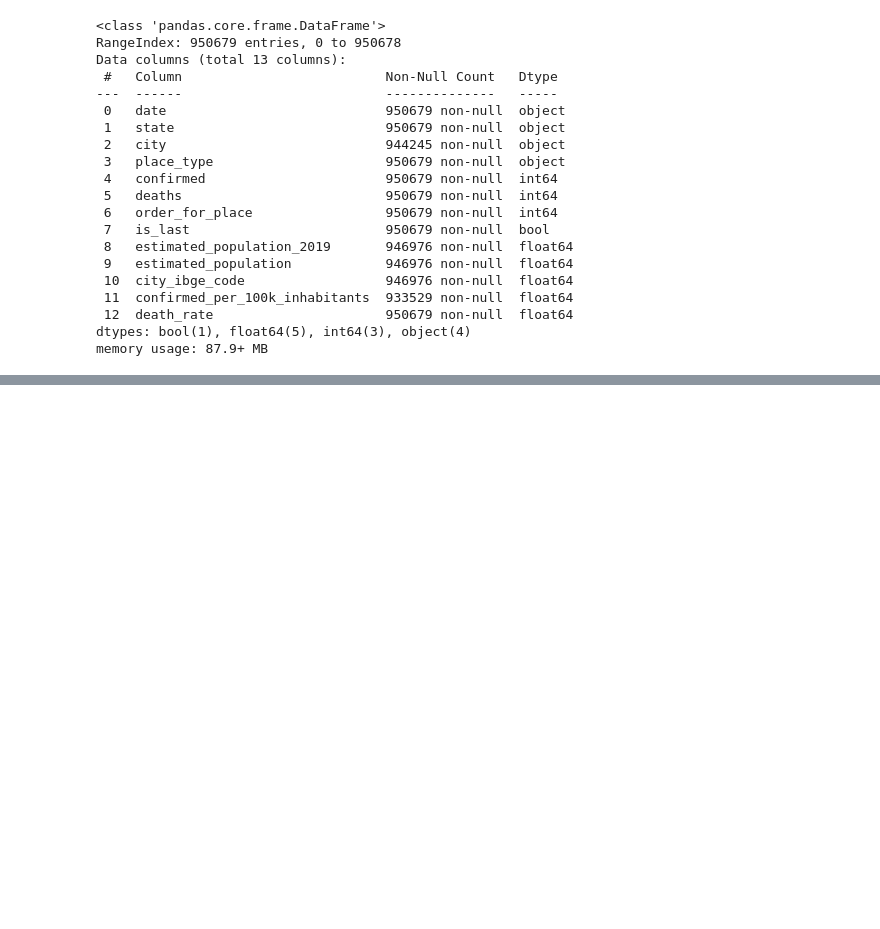
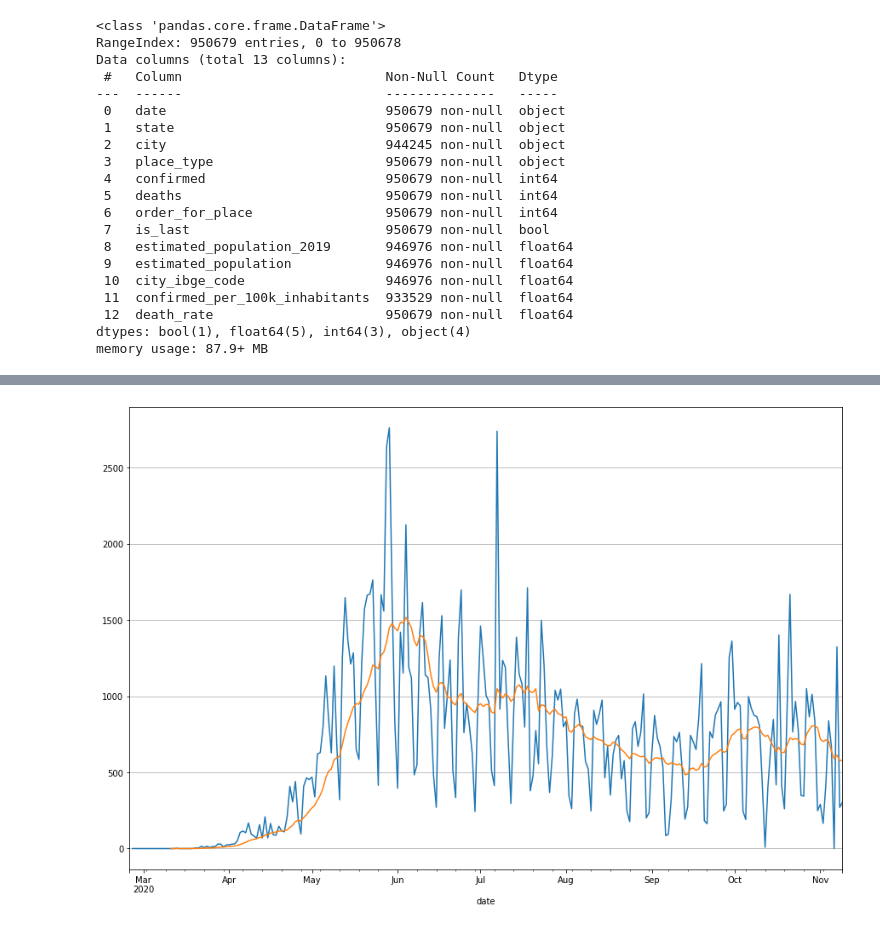
Before and after one commit to rabastos44/Bootcamp-Data-Science-Alura, a Jupyter notebook: Ricardo_Bastos.ipynb, the cells around one changed output, grey strips where cells are left out. Saved outputs shown, nothing was run; the diff lists cells and outputs as text; code cells hidden in the pictures; blank space fills up the shorter version.

```diff
--- a/Ricardo_Bastos.ipynb
+++ b/Ricardo_Bastos.ipynb
@@ -49,3 +49 @@ a = pd.to_datetime(dados_raw.date)
-# %%
-dados_raw.insert(0,0,a)
 # %%
@@ -70,0 +57,7 @@ memory usage: 95.2+ MB
+# %%
+dados = dados_raw[[ 'state', 'city', 'place_type', 'confirmed', 'deaths',
+       'order_for_place', 'is_last', 'estimated_population_2019',
+       'estimated_population',
+       'confirmed_per_100k_inhabitants', 'death_rate']]
+dados.insert(0,'date',pd.to_datetime(dados_raw.date))
+dados.head()
@@ -70,0 +71,12 @@ memory usage: 95.2+ MB
+# %%
+#segmentações
+
+dados_estados = dados[dados.place_type=='state']
+dados_cidades = dados[dados.place_type=='city']
+dados_estados_ultimo = dados_estados[dados_estados.is_last==True]
+dados_cidades_ultimo = dados_cidades[dados_cidades.is_last==True]
+# %%
+dados_graf_estados= dados_estados.pivot(index='date',columns='state',values='confirmed')
+dados_graf_estados.loc['2020-02-25'].fillna(0,inplace=True)
+dados_graf_estados.fillna(method="ffill",axis=0,inplace=True)
+dados_diarios_estados = dados_graf_estados.diff(1)
@@ -70,0 +100,6 @@ memory usage: 95.2+ MB
+# %%
+dados_diarios_estados.AM.plot(figsize=(15,10))
+dados_diarios_estados.AM.rolling(15).mean().plot(figsize=(15,10))
+plt.grid(axis='y')
+# %% [output]
+[figure, added]
```
Also changed, not shown: parts of 6 cells of this notebook.
